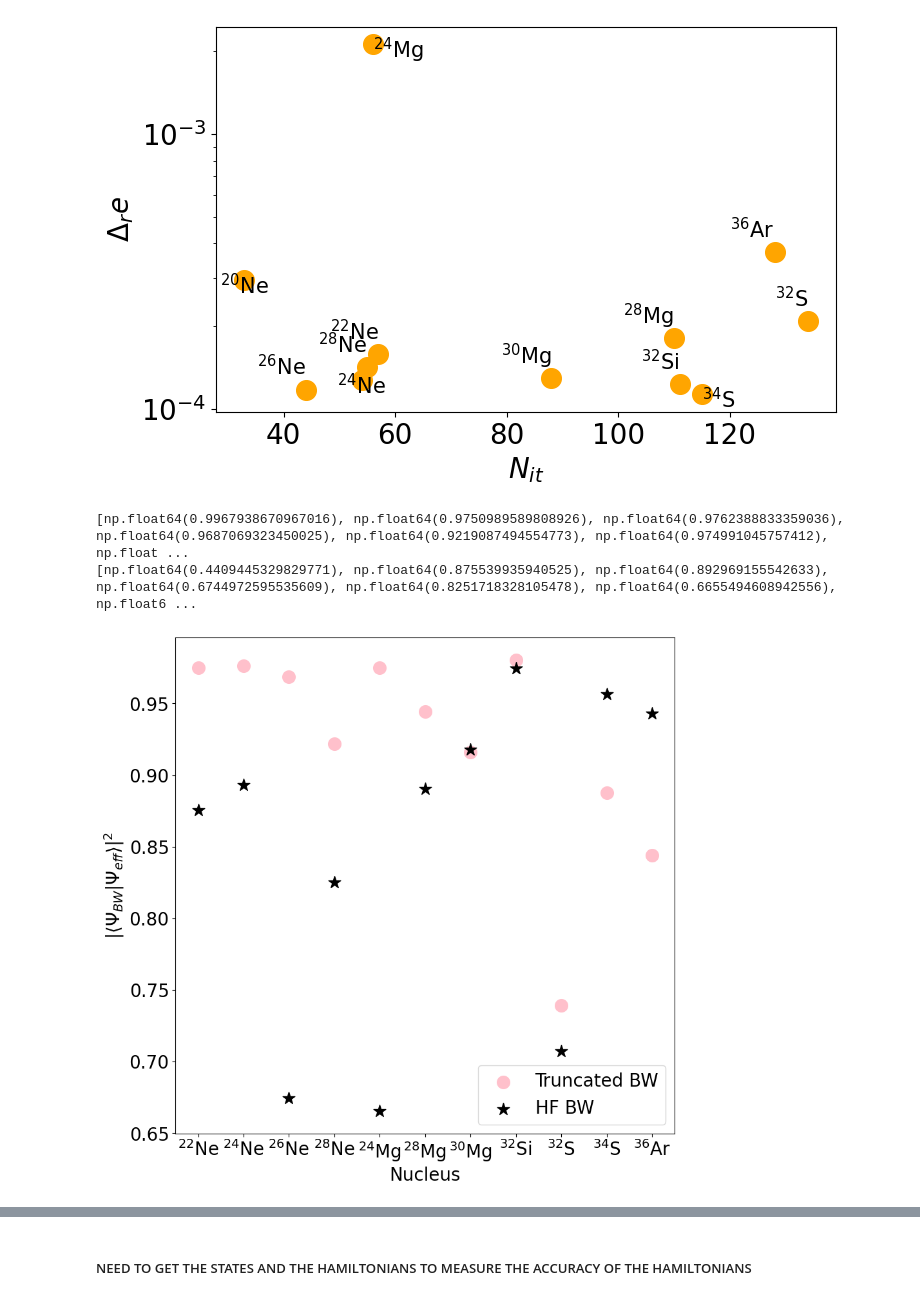
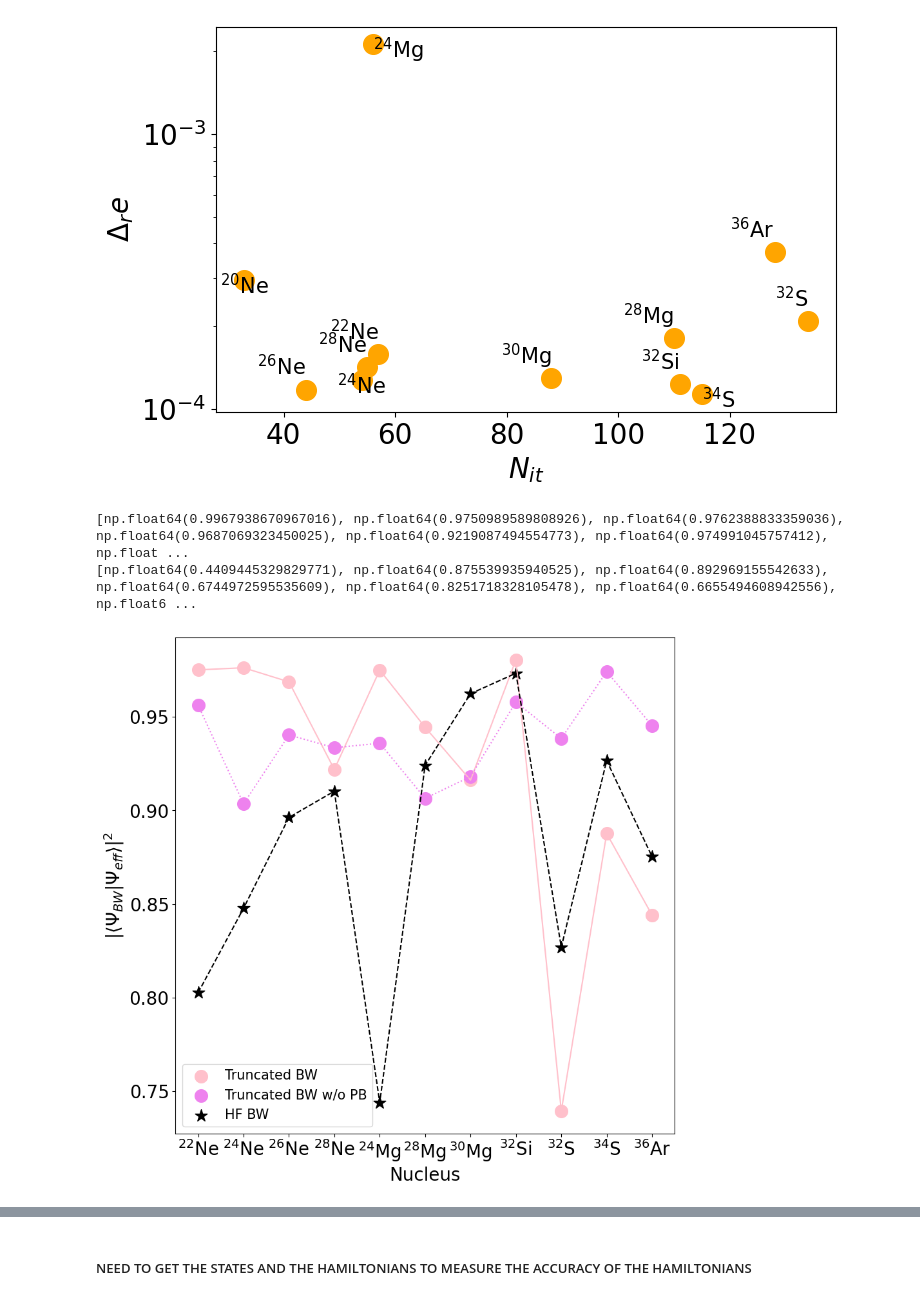
Before and after one commit to emacosta95/3rdQA4NSM, a Jupyter notebook: BrillouinWignerAnalysis.ipynb, the cells around one changed output, grey strips where cells are left out. Drawn from its saved outputs; the diff is of its cells as text; code cells hidden in the pictures.

```diff
--- a/BrillouinWignerAnalysis.ipynb
+++ b/BrillouinWignerAnalysis.ipynb
@@ -38,8 +38,8 @@ Set the specific nucleus
 
 SPS=SingleParticleState(file_name=file_name)
 # set the number of particles
-nparticles_a=4
-nparticles_b=4
+nparticles_a=2
+nparticles_b=10
 # get the dimension of each single particle basis
 size_a=SPS.energies.shape[0]//2
 size_b=SPS.energies.shape[0]//2
@@ -2687,6 +2740,8 @@ import matplotlib.pyplot as plt
 with open('data/bw_calculations.pkl', 'rb') as f:
     data = pickle.load(f)
 
+fidelity_hfbw=data['fidelities_hfbw']
+fidelity_truncated_bw=data['fidelities_truncated_bw']
 
 number_of_particles=data['nparticles']
 energies_qq=np.asarray(data['energies_qq'])
@@ -2697,6 +2752,25 @@ energies_hfbw=np.asarray(data['energies_hfbw'])
 nparticles=data['nparticles']
 history=data['accuracies_fbw']
 n_iterations=np.asarray([len(history[i]) for i in range(len(history))])
+
+op_fidelity_hfbw=data['operator_fidelities_hfbw']
+op_fidelity_truncated_bw=data['operator_fidelities_bw']
+
+with open('data/bw_calculations_without_pauliblockade.pkl', 'rb') as f:
+    data = pickle.load(f)
+
+
+
+energies_truncated_bw_wpb=np.asarray(data['energies_truncated_bw'])
+fidelity_truncated_bw_wpb=data['fidelities_truncated_bw']
+op_fidelity_truncated_bw_wpb=data['operator_fidelities_bw']
+with open('data/bw_calculations_with_hfbw_truncated.pkl', 'rb') as f:
+    data = pickle.load(f)
+
+
+fidelity_hfbw_rr=data['fidelities_truncated_bw']
+energies_hfbw_rr=np.asarray(data['energies_truncated_bw'])
+op_fidelity_hfbw_rr=data['operator_fidelities_bw']
 # %%
 print(number_of_particles)
 titles=['$^{20}$Ne','$^{22}$Ne','$^{24}$Ne','$^{26}$Ne','$^{28}$Ne','$^{24}$Mg','$^{28}$Mg','$^{30}$Mg','$^{32}$Si','$^{32}$S','$^{34}$S','$^{36}$Ar']
@@ -2791,21 +3029,26 @@ plt.show()
 # %% [output]
 [figure]
 # %%
-fidelity_hfbw=data['fidelities_hfbw']
-fidelity_truncated_bw=data['fidelities_truncated_bw']
+
 print(fidelity_truncated_bw)
 print(fidelity_hfbw)
 
 plt.figure(figsize=(10,10))
+plt.plot(points,fidelity_truncated_bw[1:],color='pink')
 plt.scatter(points,fidelity_truncated_bw[1:],label='Truncated BW',s=200,color='pink')
-plt.scatter(points,fidelity_hfbw[1:],label='HF BW',s=200,marker='*',color='black')
+
+plt.scatter(points,fidelity_truncated_bw_wpb[1:],label='Truncated BW w/o PB',s=200,marker='o',color='violet')
+plt.plot(points,fidelity_truncated_bw_wpb[1:],color='violet',linestyle=':')
+#plt.scatter(points,fidelity_hfbw[1:],label=r'HF BW$',s=200,marker='*',color='black')
+plt.plot(points,fidelity_hfbw_rr[1:],color='black',linestyle='--')
+plt.scatter(points,fidelity_hfbw_rr[1:],label=r'HF BW',s=200,marker='*',color='black')
 plt.xlabel('Nucleus',fontsize=20)
 plt.ylabel(r'$|\langle \Psi_{BW}| \Psi_{eff} \rangle |^2$',fontsize=20)
-plt.legend(fontsize=20)
+plt.legend(fontsize=15,loc='lower left')
 plt.xticks(points,titles[1:])
 plt.tick_params(labelsize=20)
 plt.show()
 # %% [output]
 [np.float64(0.9967938670967016), np.float64(0.9750989589808926), np.float64(0.9762388833359036), np.float64(0.9687069323450025), np.float64(0.9219087494554773), np.float64(0.974991045757412), np.float ...
 [np.float64(0.4409445329829771), np.float64(0.875539935940525), np.float64(0.892969155542633), np.float64(0.6744972595535609), np.float64(0.8251718328105478), np.float64(0.6655494608942556), np.float6 ...
-[figure, old version]
+[figure, new version]
```
Also changed, not shown: parts of 29 cells of this notebook, 9 other files.
